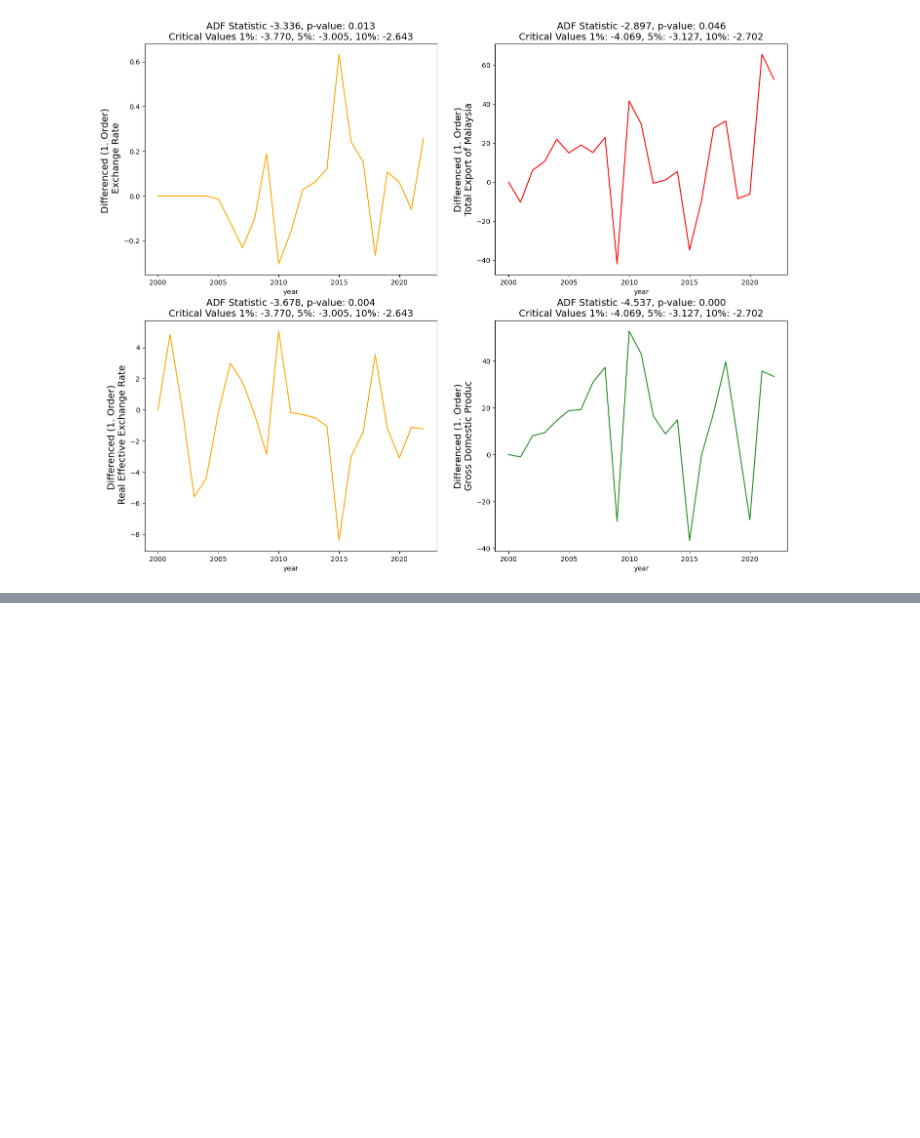
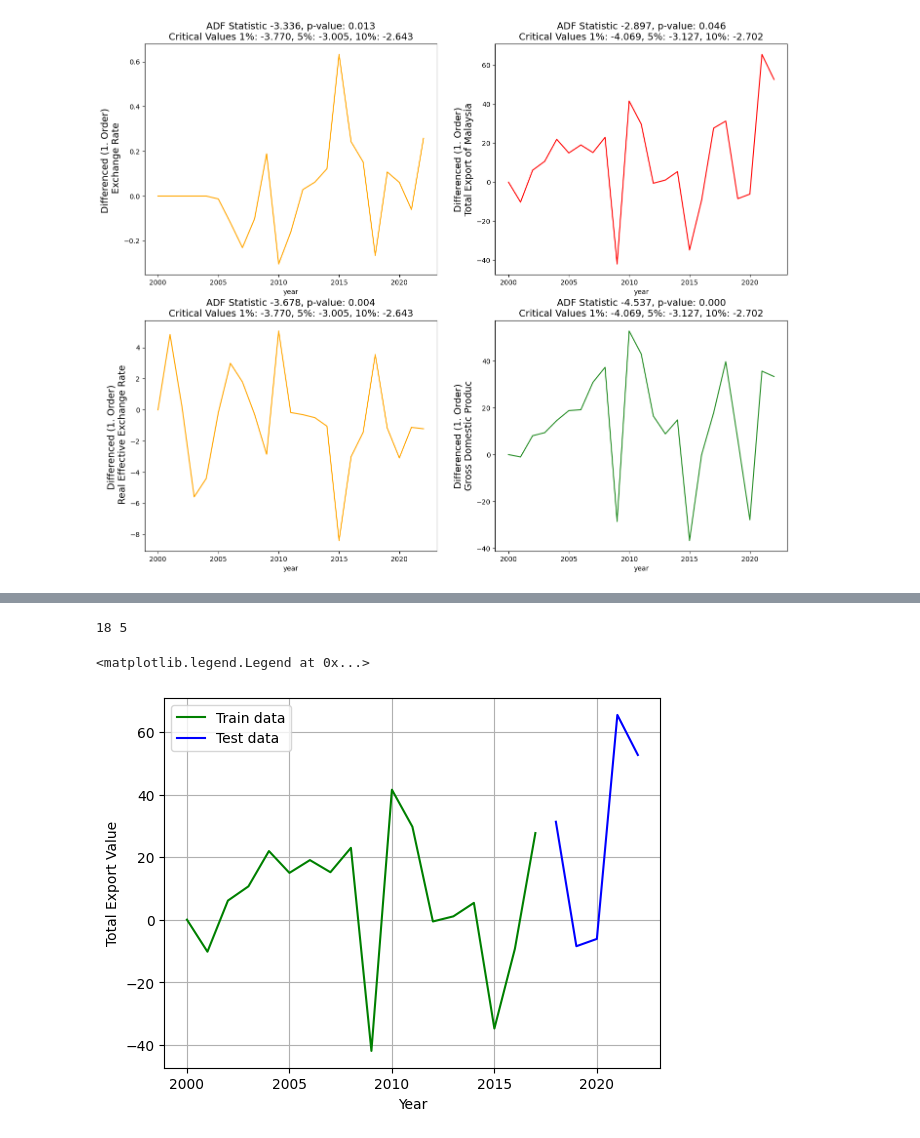
Before and after one commit to jhwong97/wqd7002-forecasting-export-project, a Jupyter notebook: main-code.ipynb, the cells around one changed output, grey strips where cells are left out. Drawn from its saved outputs; the diff is of its cells as text; code cells hidden in the pictures; blank space fills up the shorter version.

Commit message:
Added code for Data Splitting and ARIMA forecast model

```diff
--- a/main-code.ipynb
+++ b/main-code.ipynb
@@ -217,0 +220,25 @@ visualize_adfuller_results(final_df['Export1'].values, ' Differenced (1. Order)
+# %%
+train_size = int(0.8 * len(final_df))
+test_size = len(final_df) - train_size
+
+print(train_size, test_size)
+
+univariate_df = final_df[['year', 'Export1']].copy()
+
+train_data = univariate_df.iloc[:train_size, :]
+
+x_train, y_train = pd.DataFrame(univariate_df.iloc[:train_size, 0]), pd.DataFrame(univariate_df.iloc[:train_size, 1])
+x_test, y_test = pd.DataFrame(univariate_df.iloc[train_size:, 0]), pd.DataFrame(univariate_df.iloc[train_size:, 1])
+# %% [output]
+18 5
+# %%
+#plt.figure(figsize=(10,6))
+plt.grid(True)
+plt.xlabel('Year')
+plt.ylabel('Total Export Value')
+plt.plot(x_train, y_train, 'green', label='Train data')
+plt.plot(x_test, y_test, 'blue', label='Test data')
+plt.legend()
+# %% [output]
+<matplotlib.legend.Legend at 0x...>
+[figure, added]
```
Also changed, not shown: parts of 8 cells of this notebook.
